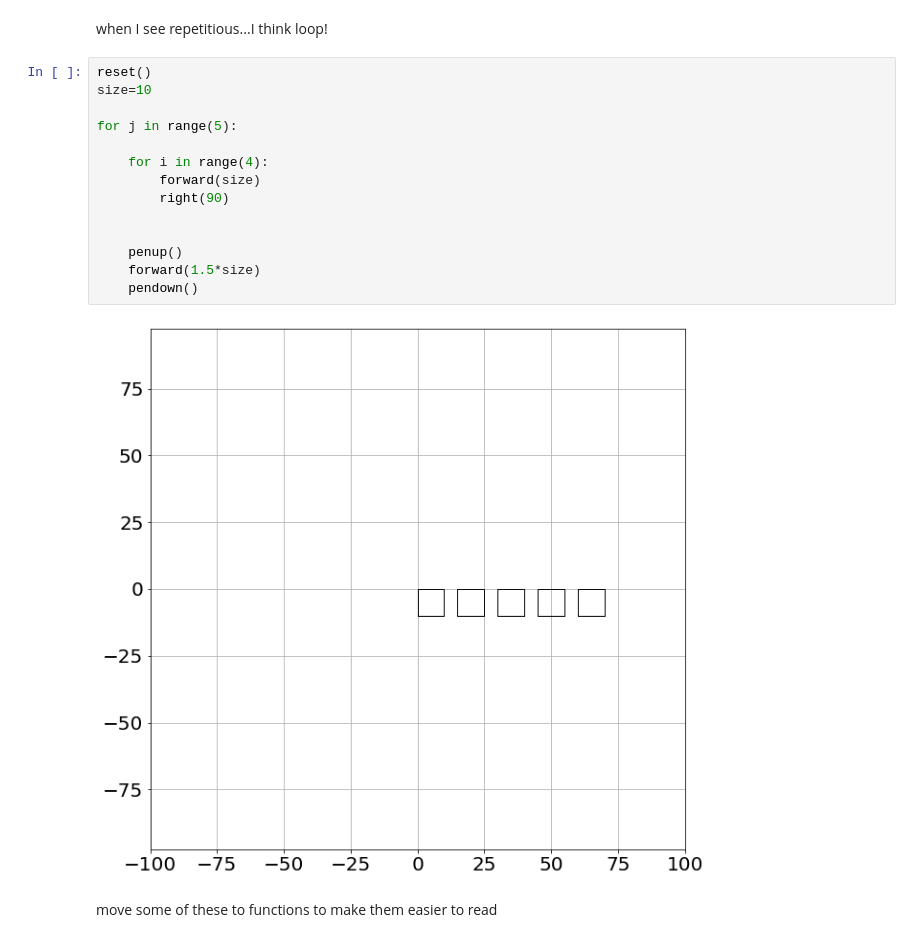
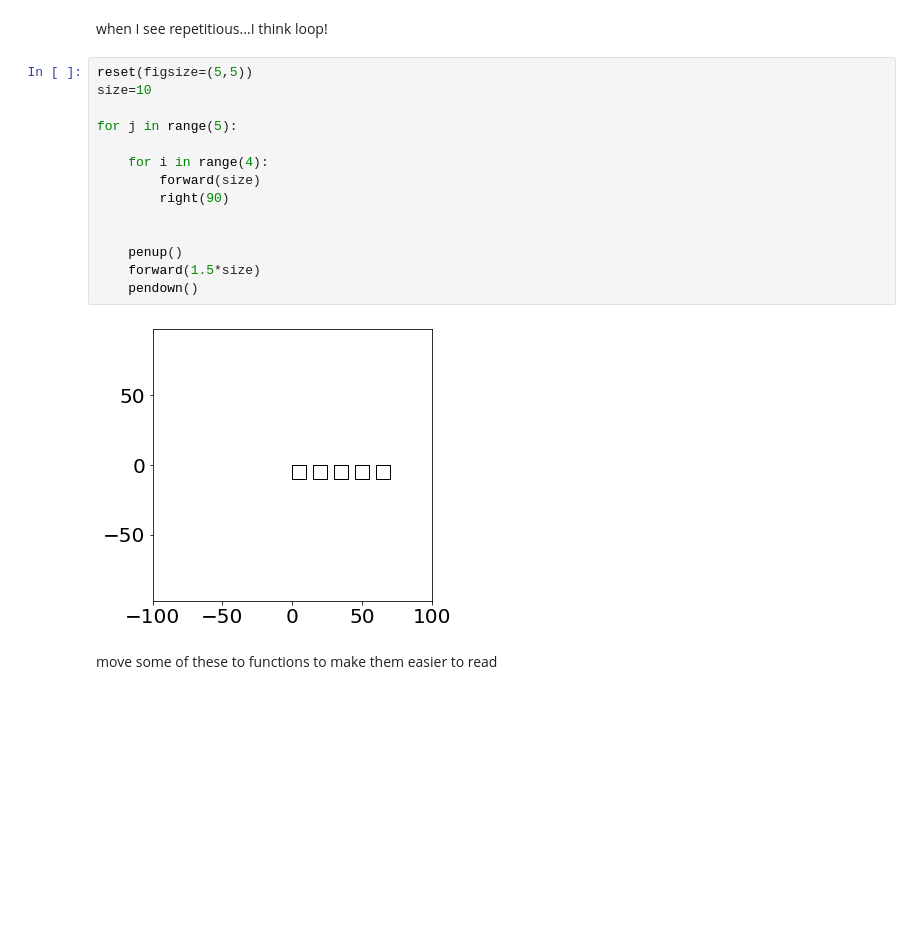
Before and after one commit to vconti3/Computer-Programming-for-the-Sciences-Spring-2021, a Jupyter notebook: 2021-02-07 - more mplturtle examples.ipynb, the cells around one changed output. Drawn from its saved outputs; the diff is of its cells as text; blank space fills up the shorter version.

```diff
--- a/2021-02-07 - more mplturtle examples.ipynb
+++ b/2021-02-07 - more mplturtle examples.ipynb
@@ -72,21 +70,21 @@ for i in range(4):
 # %% [markdown]
 when I see repetitious...I think loop!
 # %%
-reset()
+reset(figsize=(5,5))
 size=10
 
 for j in range(5):
 
     for i in range(4):
         forward(size)
         right(90)
 
 
     penup()
     forward(1.5*size)
     pendown()
 # %% [output]
-[figure, old version]
+[figure, new version]
 # %% [markdown]
 move some of these to functions to make them easier to read
 # %%
```
Also changed, not shown: parts of 6 cells of this notebook, 1 other file.
